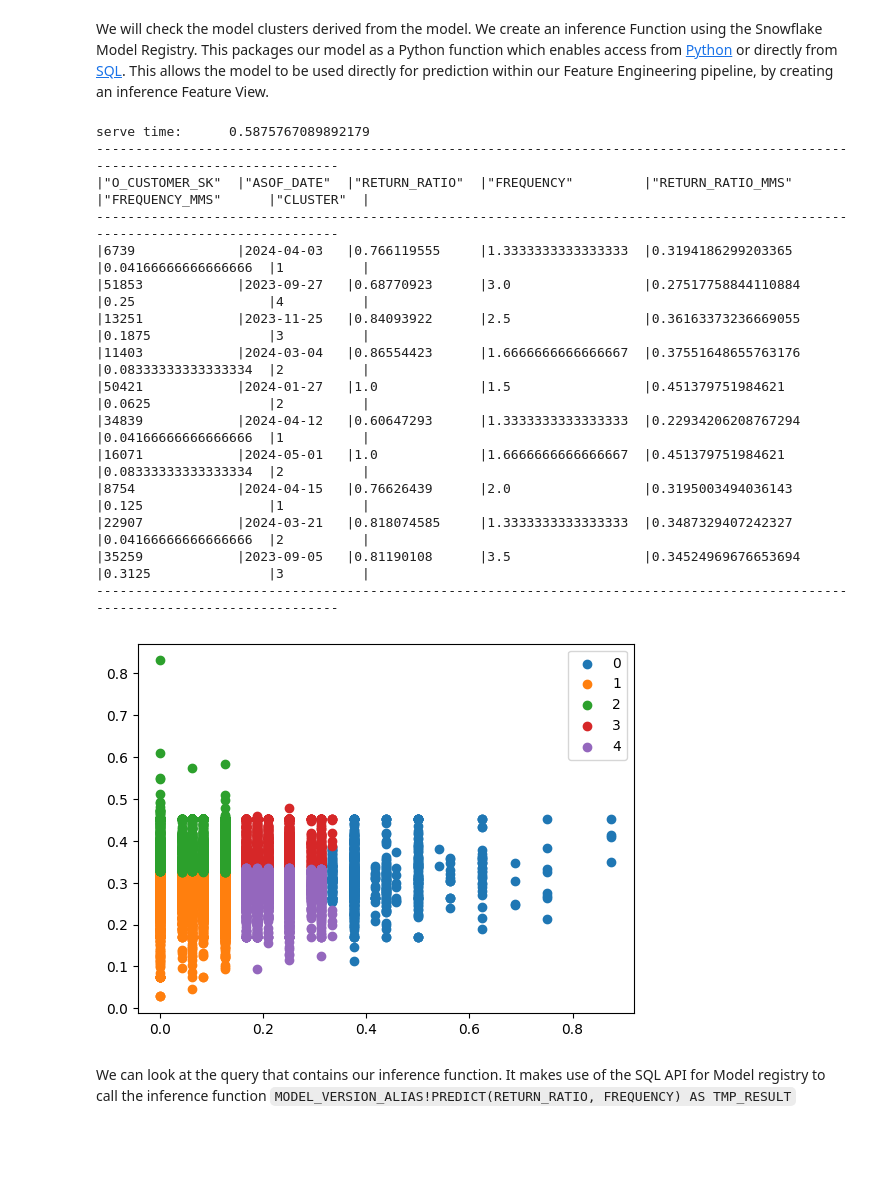
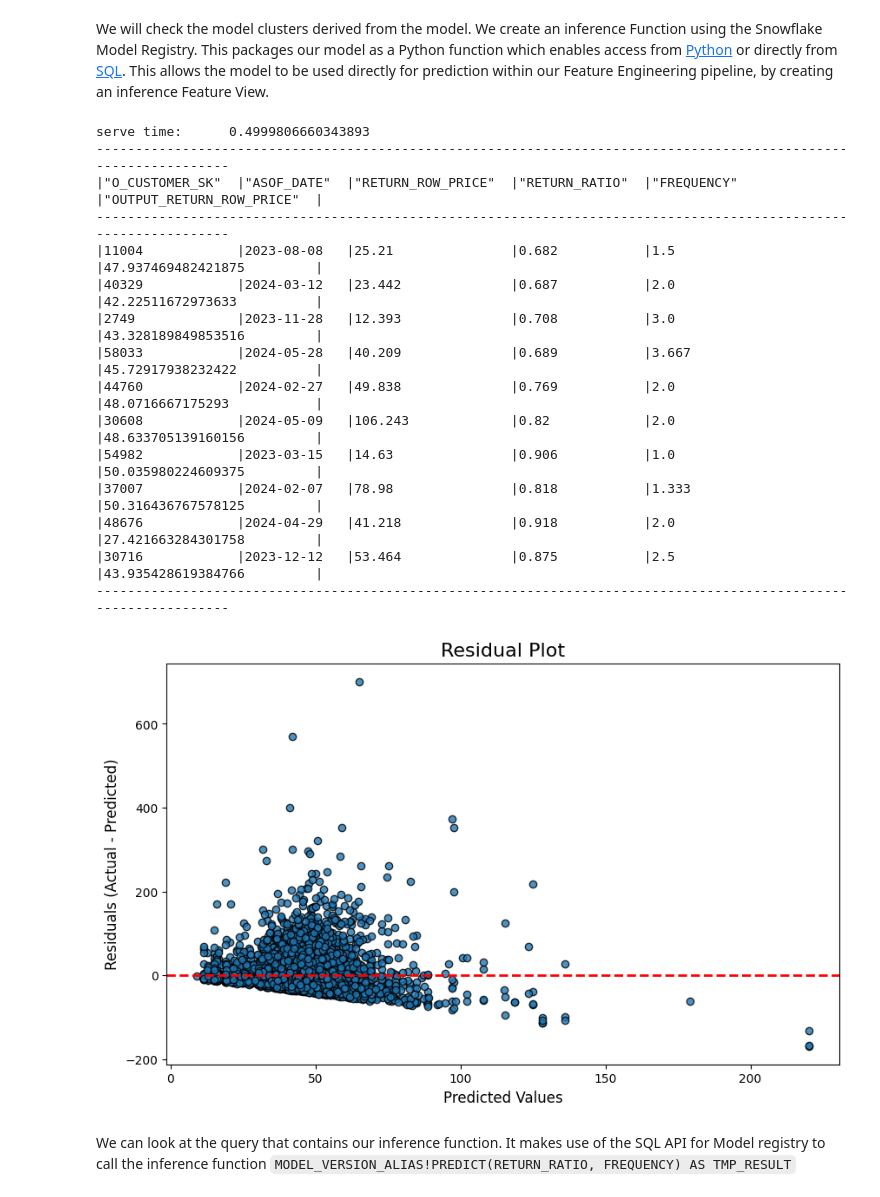
Before and after one commit to jar-ry/Snowflake-Feature-Store-ML, a Jupyter notebook: Step02_TPCXAI_UC01_Feng_and_Train.ipynb, the cells around one changed output. Saved outputs shown, nothing was run; the diff lists cells and outputs as text; code cells hidden in the pictures; blank space fills up the shorter version.

```diff
--- a/Step02_TPCXAI_UC01_Feng_and_Train.ipynb
+++ b/Step02_TPCXAI_UC01_Feng_and_Train.ipynb
@@ -456,8 +463,6 @@ def uc01_train(featurevector, num_clusters, max_iter=100):
 # %%
 ## Fit the KMeans Model
-model_name = "UC01_SNOWFLAKEML_KMEANS_MODEL"
+model_name = "MODEL_1.UC01_SNOWFLAKEML_XGB_REGRESSOR_MODEL"
 
-num_clusters = 5
-
-train_result = uc01_train(training_dataset_sdf, num_clusters)
+train_result = uc01_train(train_df)
 # %% [output]
@@ -506,8 +512,8 @@ m.default = latest_version
 # %% [markdown]
 We will check the model clusters derived from the model.  We create an inference Function using the Snowflake Model Registry.  This packages our model as a Python function which enables access from [Python](https://docs.snowflake.com/developer-guide/snowpark-ml/model-registry/overview#calling-model-methods) or directly from [SQL](https://docs.snowflake.com/sql-reference/commands-model#label-snowpark-model-registry-model-methods).  This allows the model to be used directly for prediction within our Feature Engineering pipeline, by creating an inference Feature View.
 # %%
-def uc01_serve(featurevector, km4_purchases) -> DataFrame :
-    clusters = km4_purchases.run(featurevector, function_name="predict")
+def uc01_serve(featurevector, model) -> DataFrame :
+    clusters = model.run(featurevector, function_name="predict")
     return clusters
 # %%
 # Create Spine
@@ -527,18 +533,18 @@ print('serve time:\t', serve_time)#
 inference_sample_sdf = inference_result_sdf.sample(n = 10000)
 inference_sample_sdf.show()
 # %% [output]
-serve time:      0.5875767089892179
--------------------------------------------------------------------------------------------------------------------------------
-|"O_CUSTOMER_SK"  |"ASOF_DATE"  |"RETURN_RATIO"  |"FREQUENCY"         |"RETURN_RATIO_MMS"   |"FREQUENCY_MMS"      |"CLUSTER"  |
--------------------------------------------------------------------------------------------------------------------------------
-|6739             |2024-04-03   |0.766119555     |1.3333333333333333  |0.3194186299203365   |0.04166666666666666  |1          |
-|51853            |2023-09-27   |0.68770923      |3.0                 |0.27517758844110884  |0.25                 |4          |
-|13251            |2023-11-25   |0.84093922      |2.5                 |0.36163373236669055  |0.1875               |3          |
-|11403            |2024-03-04   |0.86554423      |1.6666666666666667  |0.37551648655763176  |0.08333333333333334  |2          |
-|50421            |2024-01-27   |1.0             |1.5                 |0.451379751984621    |0.0625               |2          |
-|34839            |2024-04-12   |0.60647293      |1.3333333333333333  |0.22934206208767294  |0.04166666666666666  |1          |
-|16071            |2024-05-01   |1.0             |1.6666666666666667  |0.451379751984621    |0.08333333333333334  |2          |
-|8754             |2024-04-15   |0.76626439      |2.0                 |0.3195003494036143   |0.125                |1          |
-|22907            |2024-03-21   |0.818074585     |1.3333333333333333  |0.3487329407242327   |0.04166666666666666  |2          |
-|35259            |2023-09-05   |0.81190108      |3.5                 |0.34524969676653694  |0.3125               |3          |
--------------------------------------------------------------------------------------------------------------------------------
+serve time:      0.4999806660343893
+-----------------------------------------------------------------------------------------------------------------
+|"O_CUSTOMER_SK"  |"ASOF_DATE"  |"RETURN_ROW_PRICE"  |"RETURN_RATIO"  |"FREQUENCY"  |"OUTPUT_RETURN_ROW_PRICE"  |
+-----------------------------------------------------------------------------------------------------------------
+|11004            |2023-08-08   |25.21               |0.682           |1.5          |47.937469482421875         |
+|40329            |2024-03-12   |23.442              |0.687           |2.0          |42.22511672973633          |
+|2749             |2023-11-28   |12.393              |0.708           |3.0          |43.328189849853516         |
+|58033            |2024-05-28   |40.209              |0.689           |3.667        |45.72917938232422          |
+|44760            |2024-02-27   |49.838              |0.769           |2.0          |48.0716667175293           |
+|30608            |2024-05-09   |106.243             |0.82            |2.0          |48.633705139160156         |
+|54982            |2023-03-15   |14.63               |0.906           |1.0          |50.035980224609375         |
+|37007            |2024-02-07   |78.98               |0.818           |1.333        |50.316436767578125         |
+|48676            |2024-04-29   |41.218              |0.918           |2.0          |27.421663284301758         |
+|30716            |2023-12-12   |53.464              |0.875           |2.5          |43.935428619384766         |
+-----------------------------------------------------------------------------------------------------------------
@@ -551,14 +551,31 @@ u_labels = inference_sample_sdf.select(F.array_agg(F.col("CLUSTER"), is_distinct
-# %%
-u_labels_lst = json.loads(u_labels)
-plt_df = inference_sample_sdf.select(F.col("CLUSTER"), F.col("FREQUENCY_MMS"), F.col("RETURN_RATIO_MMS")).to_pandas()
-
-#plotting the results:
-for i in u_labels_lst:
-    plt.scatter(plt_df[plt_df['CLUSTER'] == i][['FREQUENCY_MMS']]  , plt_df[plt_df['CLUSTER'] == i][['RETURN_RATIO_MMS']]  , label = i)
-plt.legend()
-plt.show()
-# %% [output]
-[figure, removed]
+# %%
+#Getting unique labels
+import matplotlib.pyplot as plt
+
+plt_df = inference_sample_sdf.select(F.col("OUTPUT_RETURN_ROW_PRICE"), F.col("RETURN_ROW_PRICE")).to_pandas()
+y_predicted = plt_df['OUTPUT_RETURN_ROW_PRICE']
+y_actual = plt_df['RETURN_ROW_PRICE']
+# --- 1. Calculate Residuals ---
+# You need y_actual and y_predicted from the previous example
+residuals = y_actual - y_predicted
+
+# --- 2. Create the Residual Plot ---
+fig, ax = plt.subplots(figsize=(10, 6))
+
+ax.scatter(y_predicted, residuals, edgecolors=(0, 0, 0), alpha=0.8)
+
+# --- 3. Add a Horizontal Line at Zero ---
+# This line represents zero error
+ax.axhline(y=0, color='r', linestyle='--', lw=2)
+
+# --- 4. Add Labels and Title ---
+ax.set_xlabel('Predicted Values', fontsize=12)
+ax.set_ylabel('Residuals (Actual - Predicted)', fontsize=12)
+ax.set_title('Residual Plot', fontsize=16)
+
+plt.show()
+# %% [output]
+[figure, added]
 # %% [markdown]
 We can look at the query that contains our inference function.  It makes use of the SQL API for Model registry to call the inference function `MODEL_VERSION_ALIAS!PREDICT(RETURN_RATIO, FREQUENCY) AS TMP_RESULT`
 # %%
```
Also changed, not shown: parts of 26 cells of this notebook, 8 other files.
